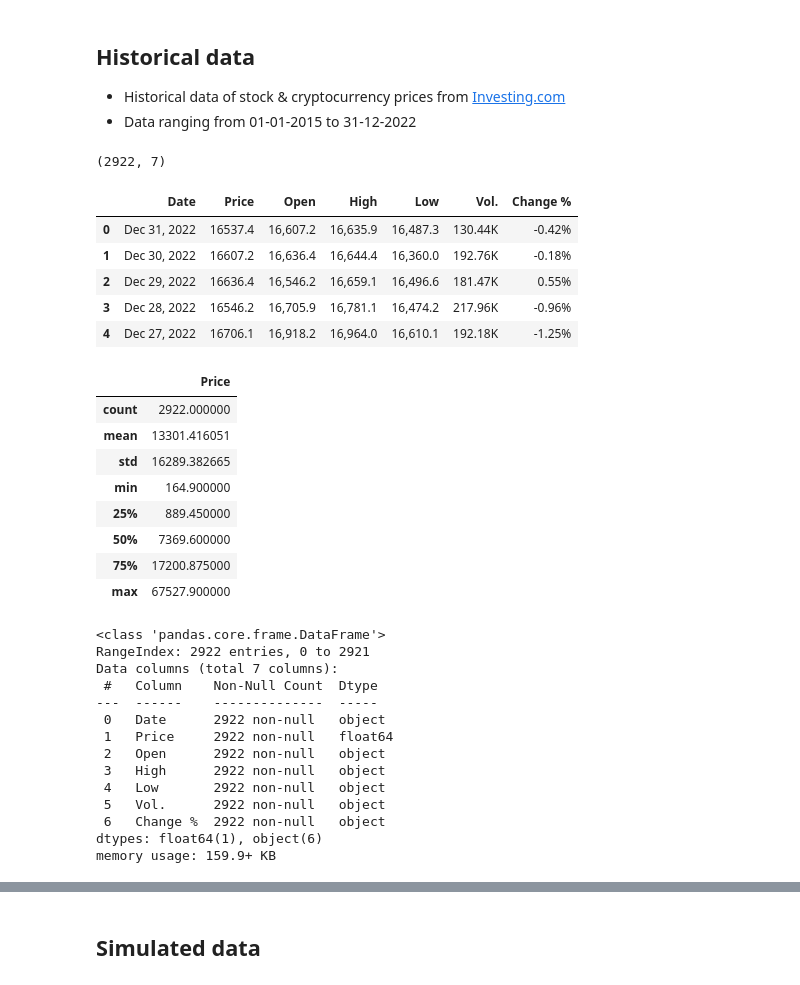
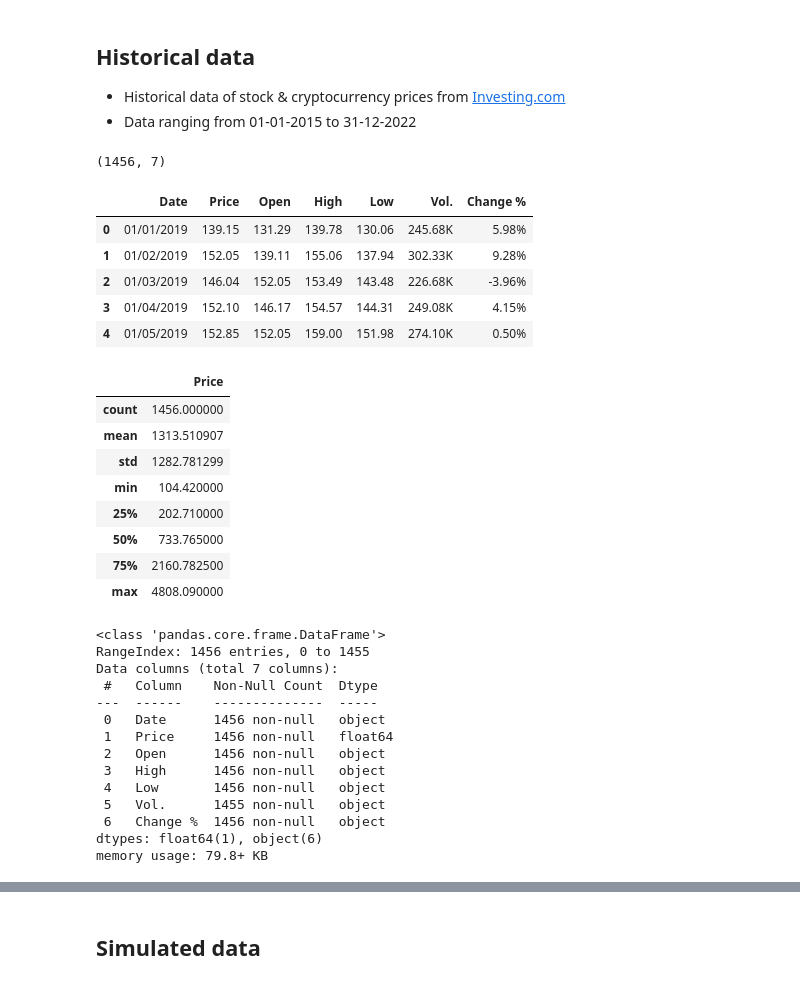
Before and after one commit to spradha1/LeuphanaAssignments, a Jupyter notebook: ProbabilisticModelling/Paper/SVmodel_mit_real_data.ipynb, the cells around one changed output, grey strips where cells are left out. Saved outputs shown, nothing was run; the diff lists cells and outputs as text; code cells hidden in the pictures.

```diff
--- a/ProbabilisticModelling/Paper/SVmodel_mit_real_data.ipynb
+++ b/ProbabilisticModelling/Paper/SVmodel_mit_real_data.ipynb
@@ -115,46 +146,46 @@ def sample_n_plot(asset_returns, mean_log_vol, shock):
 # %%
 # data
 
-df = pd.read_csv('datasets/Bitcoin.csv')
+df = pd.read_csv('datasets/ETH.csv')
 print(df.shape)
 df.head()
 # %% [output]
-(2922, 7)
+(1456, 7)
 |  | Date | Price | Open | High | Low | Vol. | Change % |
-| 0 | Dec 31, 2022 | 16537.4 | 16,607.2 | 16,635.9 | 16,487.3 | 130.44K | -0.42% |
-| 1 | Dec 30, 2022 | 16607.2 | 16,636.4 | 16,644.4 | 16,360.0 | 192.76K | -0.18% |
-| 2 | Dec 29, 2022 | 16636.4 | 16,546.2 | 16,659.1 | 16,496.6 | 181.47K | 0.55% |
-| 3 | Dec 28, 2022 | 16546.2 | 16,705.9 | 16,781.1 | 16,474.2 | 217.96K | -0.96% |
-| 4 | Dec 27, 2022 | 16706.1 | 16,918.2 | 16,964.0 | 16,610.1 | 192.18K | -1.25% |
+| 0 | 01/01/2019 | 139.15 | 131.29 | 139.78 | 130.06 | 245.68K | 5.98% |
+| 1 | 01/02/2019 | 152.05 | 139.11 | 155.06 | 137.94 | 302.33K | 9.28% |
+| 2 | 01/03/2019 | 146.04 | 152.05 | 153.49 | 143.48 | 226.68K | -3.96% |
+| 3 | 01/04/2019 | 152.10 | 146.17 | 154.57 | 144.31 | 249.08K | 4.15% |
+| 4 | 01/05/2019 | 152.85 | 152.05 | 159.00 | 151.98 | 274.10K | 0.50% |
 # %%
 df.describe()
 # %% [output]
 |  | Price |
-| count | 2922.000000 |
-| mean | 13301.416051 |
-| std | 16289.382665 |
-| min | 164.900000 |
-| 25% | 889.450000 |
-| 50% | 7369.600000 |
-| 75% | 17200.875000 |
-| max | 67527.900000 |
+| count | 1456.000000 |
+| mean | 1313.510907 |
+| std | 1282.781299 |
+| min | 104.420000 |
+| 25% | 202.710000 |
+| 50% | 733.765000 |
+| 75% | 2160.782500 |
+| max | 4808.090000 |
 # %%
 df.info()
 # %% [output]
 <class 'pandas.core.frame.DataFrame'>
-RangeIndex: 2922 entries, 0 to 2921
+RangeIndex: 1456 entries, 0 to 1455
 Data columns (total 7 columns):
  #   Column    Non-Null Count  Dtype
 ---  ------    --------------  -----
- 0   Date      2922 non-null   object
- 1   Price     2922 non-null   float64
- 2   Open      2922 non-null   object
- 3   High      2922 non-null   object
- 4   Low       2922 non-null   object
- 5   Vol.      2922 non-null   object
- 6   Change %  2922 non-null   object
+ 0   Date      1456 non-null   object
+ 1   Price     1456 non-null   float64
+ 2   Open      1456 non-null   object
+ 3   High      1456 non-null   object
+ 4   Low       1456 non-null   object
+ 5   Vol.      1455 non-null   object
+ 6   Change %  1456 non-null   object
 dtypes: float64(1), object(6)
-memory usage: 159.9+ KB
+memory usage: 79.8+ KB
 # %%
 '''
   convert string to datetime
```
Also changed, not shown: parts of 39 cells of this notebook, 8 other files.
